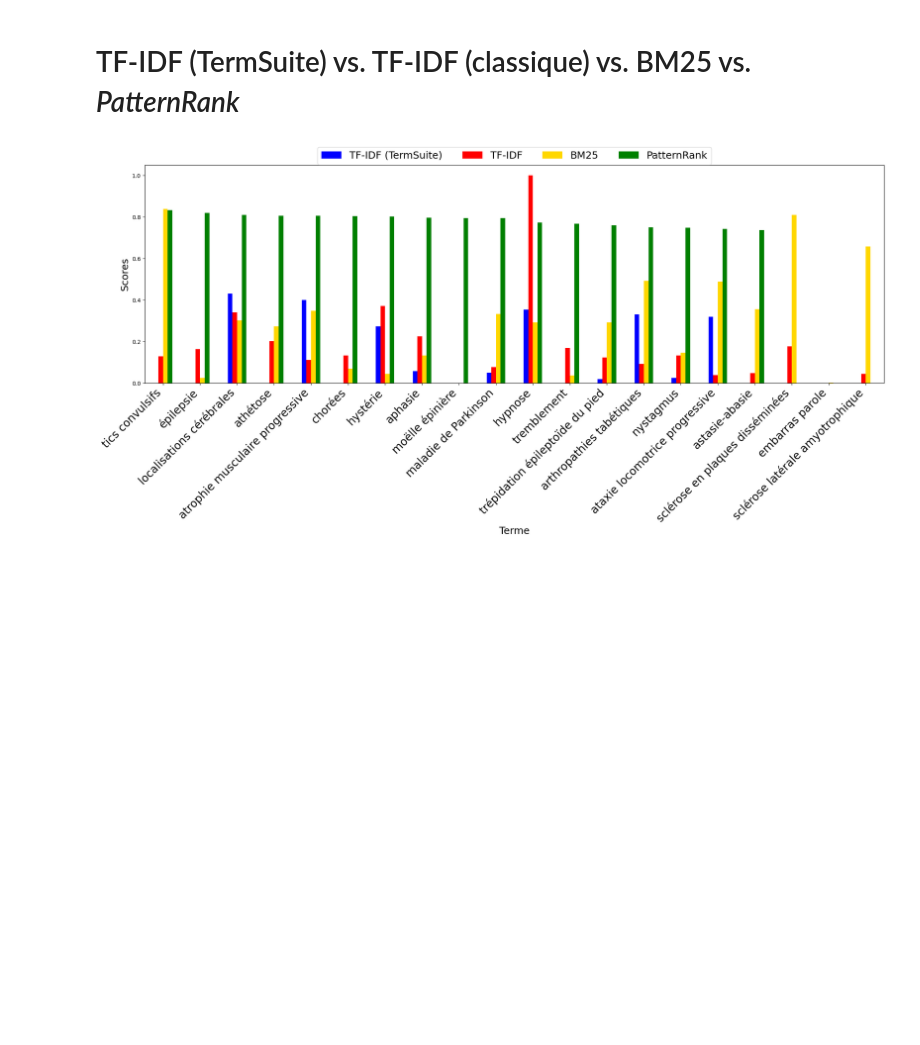
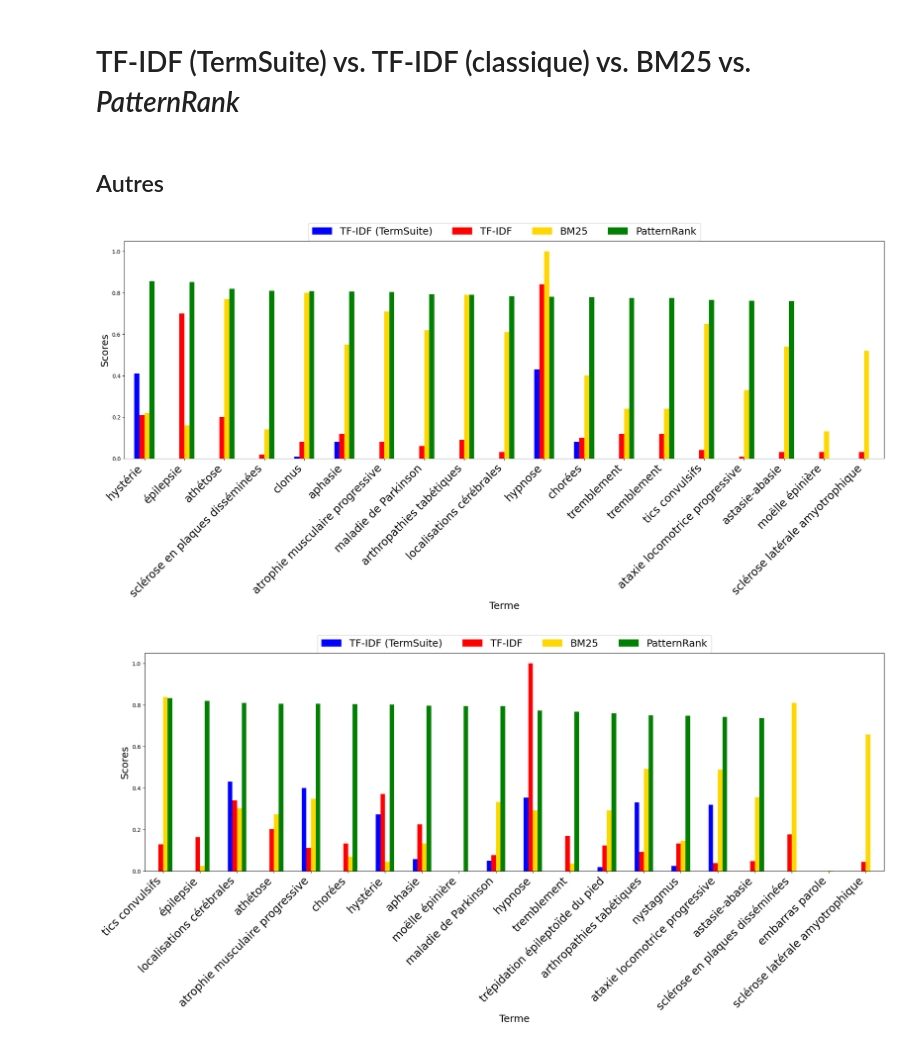
Before and after one commit to ljpetkovic/Charcot_circulations, a Jupyter notebook: dataviz/dataviz.ipynb, the cells around one changed output. Cells and saved outputs as stored; diff of their text form; code cells hidden in the pictures; blank space fills up the shorter version.

```diff
--- a/dataviz/dataviz.ipynb
+++ b/dataviz/dataviz.ipynb
@@ -3,5 +87,65 @@
 # %% [markdown]
 # TF-IDF (TermSuite) vs. TF-IDF (classique) vs. BM25 vs. _PatternRank_
+# %% [markdown]
+## Autres
+# %%
+import matplotlib.pyplot as plt
+import pandas as pd
+import numpy as np
+
+# Data
+data = {
+    "Terme": [
+        "tics convulsifs", "épilepsie", "localisations cérébrales", "atrophie musculaire progressive", "athétose",
+        "chorées", "hystérie", "aphasie", "maladie de Parkinson", "hypnose", "tremblement",
+        "clonus", "moëlle épinière",
+        "arthropathies tabétiques", "tremblement", "ataxie locomotrice progressive",
+        "astasie-abasie", "sclérose en plaques disséminées",
+        "sclérose latérale amyotrophique"
+    ],
+    "TF-IDF (TermSuite)": [
+        None, None, None, None, None, 0.08, 0.41, 0.08, None, 0.43, None,
+        0.01, None, None, None, None, None, None, None
+    ],
+    "TF-IDF": [
+        0.04, 0.7, 0.03, 0.08, 0.2, 0.1, 0.21, 0.12, 0.06, 0.84, 0.12,
+        0.08, 0.03, 0.09, 0.12, 0.01, 0.03, 0.02, 0.03
+    ],
+    "BM25": [
+        0.65, 0.16, 0.61, 0.71, 0.77, 0.4, 0.22, 0.55, 0.62, 1, 0.24,
+        0.8, 0.13, 0.791, 0.24, 0.33, 0.54, 0.14, 0.52
+    ],
+    "PatternRank": [
+        0.766, 0.852, 0.782, 0.804, 0.819, 0.779, 0.856, 0.805, 0.792, 0.780, 0.776,
+        0.807, None, 0.791, 0.776, 0.762, 0.760, 0.810, None
+    ]
+}
+
+df = pd.DataFrame(data)
+df.set_index("Terme", inplace=True)
+
+# Sort by PatternRank descending, keeping NA at the end
+df_sorted = df.sort_values(by="PatternRank", ascending=False, na_position='last')
+
+# Plot
+ax = df_sorted.plot(kind="bar", figsize=(20, 10),
+                    color=["blue", "red", "gold", "green"],
+                    edgecolor='none')
+
+# Legend position
+plt.legend(loc='lower center', bbox_to_anchor=(0.5, 0.98), ncol=4, fontsize=18)
+
+# Labels and layout
+plt.ylabel("Scores", fontsize=18)
+plt.xlabel("Terme", fontsize=18)
+plt.xticks(rotation=45, ha="right", fontsize=20)
+plt.tight_layout()
+
+# Save and display
+plt.savefig('termes_viz.png', dpi=600)
+plt.show()
+# %% [output]
+[figure, added]
 # %%
 import matplotlib.pyplot as plt
 import pandas as pd
```
Also changed, not shown: parts of 5 cells of this notebook.
